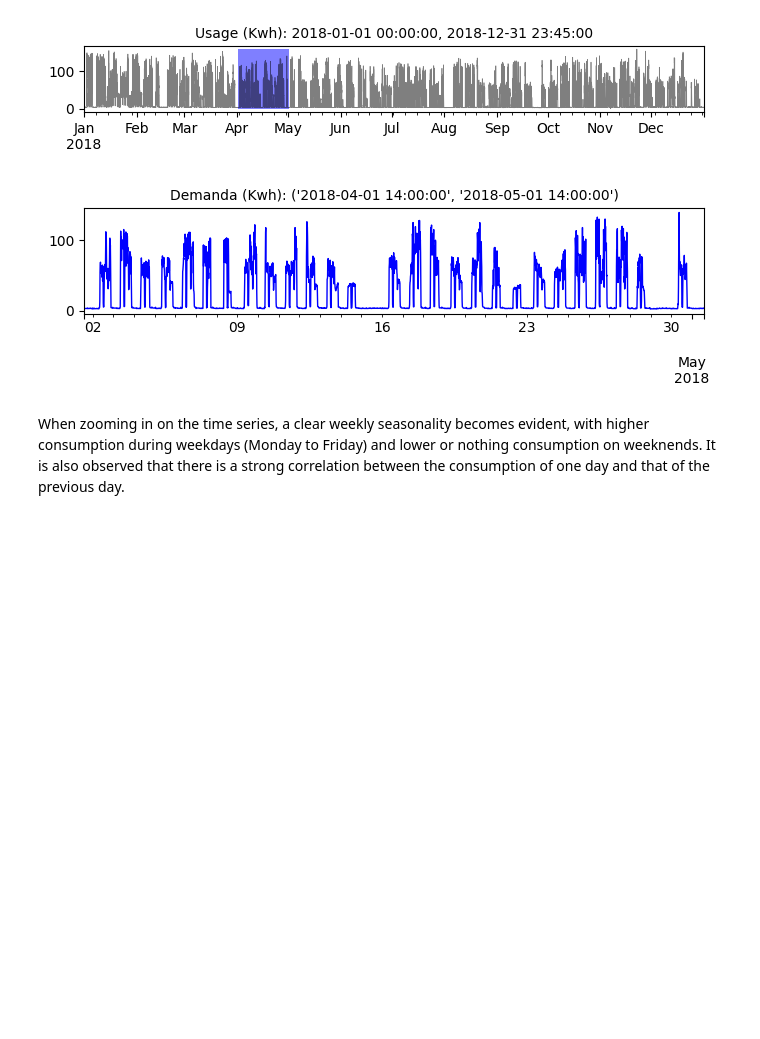
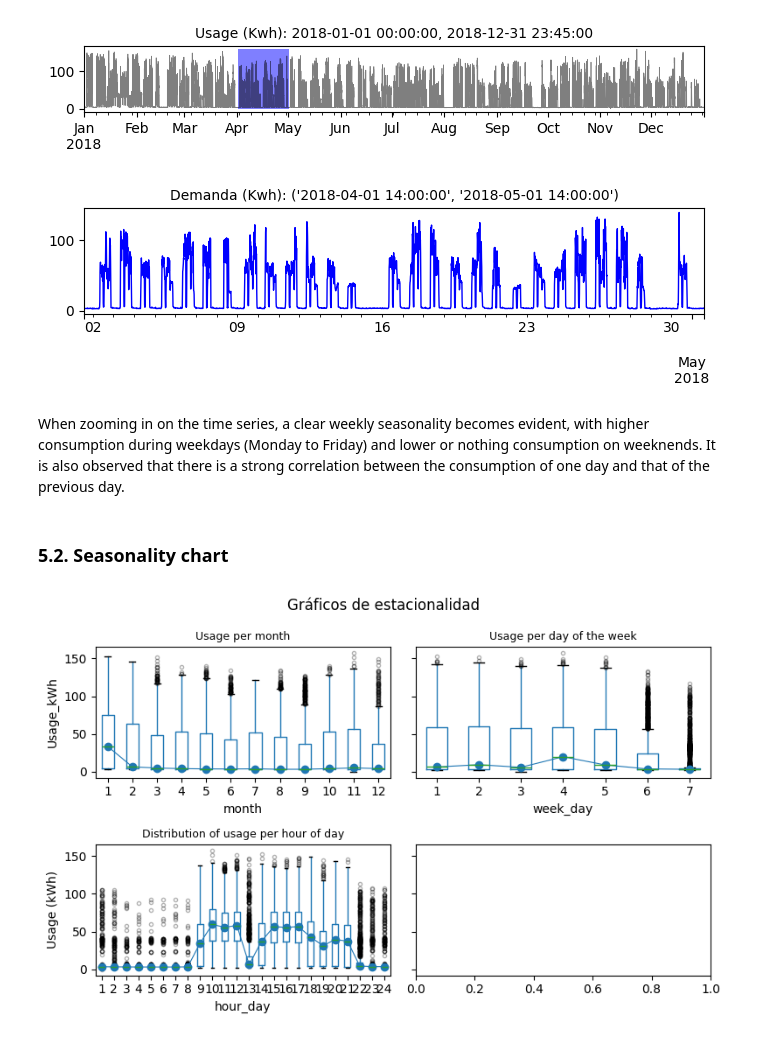
Before and after one commit to xbadiam/Energy_consumption_steel_industry, a Jupyter notebook: notebooks/Energy_consumption_steel_industry.ipynb, the cells around one changed output. Drawn from its saved outputs; the diff is of its cells as text; code cells hidden in the pictures; blank space fills up the shorter version.

```diff
--- a/notebooks/Energy_consumption_steel_industry.ipynb
+++ b/notebooks/Energy_consumption_steel_industry.ipynb
@@ -204,3 +204,36 @@ plt.subplots_adjust(hspace=1)
 [figure]
 # %% [markdown]
 When zooming in on the time series, a clear weekly seasonality becomes evident, with higher consumption during weekdays (Monday to Friday) and lower or nothing consumption on weeknends. It is also observed that there is a strong correlation between the consumption of one day and that of the previous day.
+# %% [markdown]
+### 5.2. Seasonality chart
+# %%
+fig, axs = plt.subplots(2, 2, figsize=(8, 5), sharex=False, sharey=True)
+axs = axs.ravel()
+
+# Distribution of usage per month
+data['month'] = data.index.month
+data.boxplot(column='Usage_kWh', by='month', ax=axs[0], flierprops={'markersize': 3, 'alpha': 0.3})
+data.groupby('month')['Usage_kWh'].median().plot(style='o-', linewidth=0.8, ax=axs[0])
+axs[0].set_ylabel('Usage_kWh')
+axs[0].set_title('Usage per month', fontsize=9)
+
+# Distribution of usage per day of week
+data['week_day'] = data.index.day_of_week + 1
+data.boxplot(column='Usage_kWh', by='week_day', ax=axs[1], flierprops={'markersize': 3, 'alpha': 0.3})
+data.groupby('week_day')['Usage_kWh'].median().plot(style='o-', linewidth=0.8, ax=axs[1])
+axs[1].set_ylabel('Usage (kWh)')
+axs[1].set_title('Usage per day of the week', fontsize=9)
+
+# Distribution of usage per hour of day
+data['hour_day'] = data.index.hour + 1
+data.boxplot(column='Usage_kWh', by='hour_day', ax=axs[2], flierprops={'markersize': 3, 'alpha': 0.3})
+data.groupby('hour_day')['Usage_kWh'].median().plot(style='o-', linewidth=0.8, ax=axs[2])
+axs[2].set_ylabel('Usage (kWh)')
+axs[2].set_title('Distribution of usage per hour of day', fontsize=9)
+
+axs[3].title.set_size(10)
+
+fig.suptitle("Gráficos de estacionalidad", fontsize=12)
+fig.tight_layout()
+# %% [output]
+[figure, added]
```
Also changed, not shown: parts of 4 cells of this notebook.
